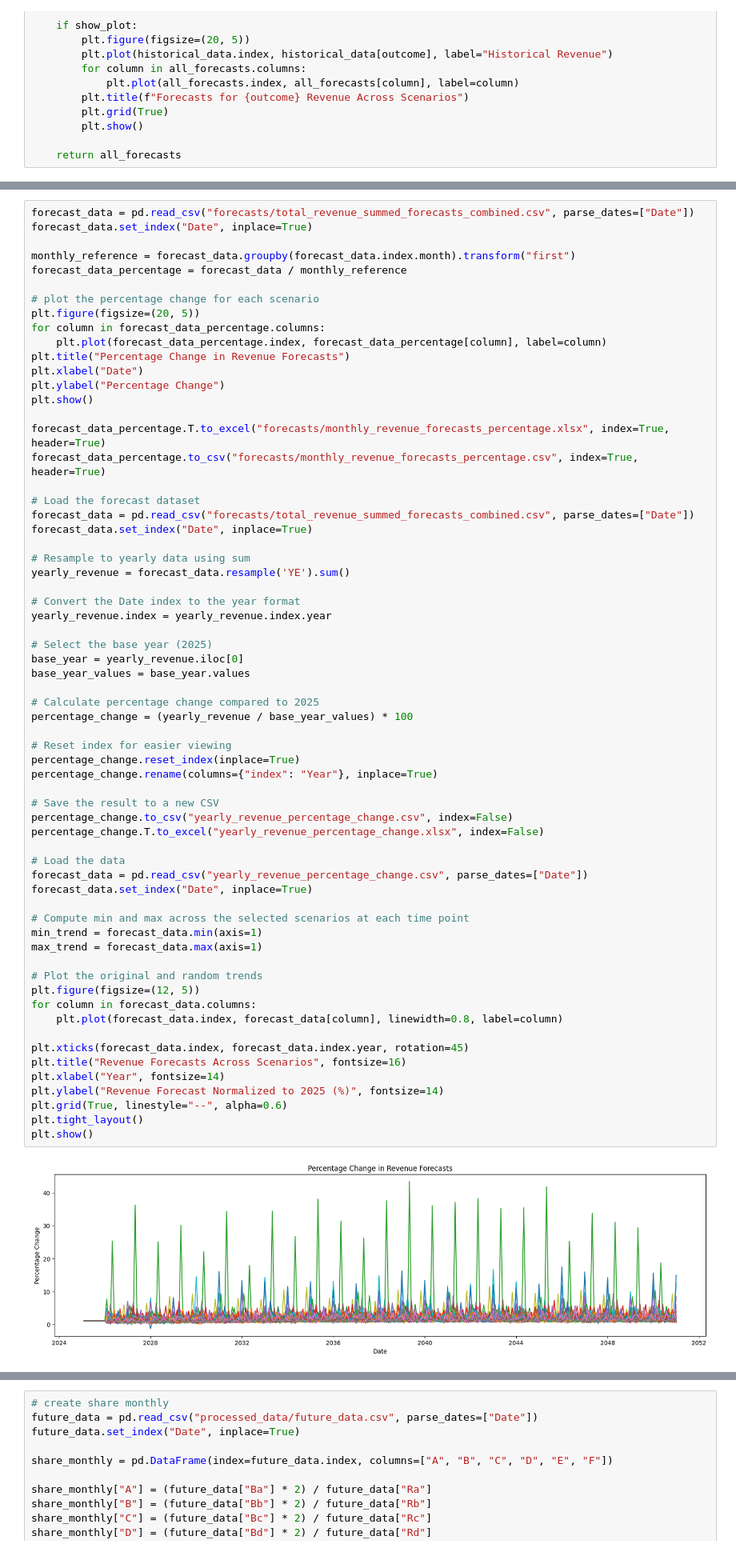
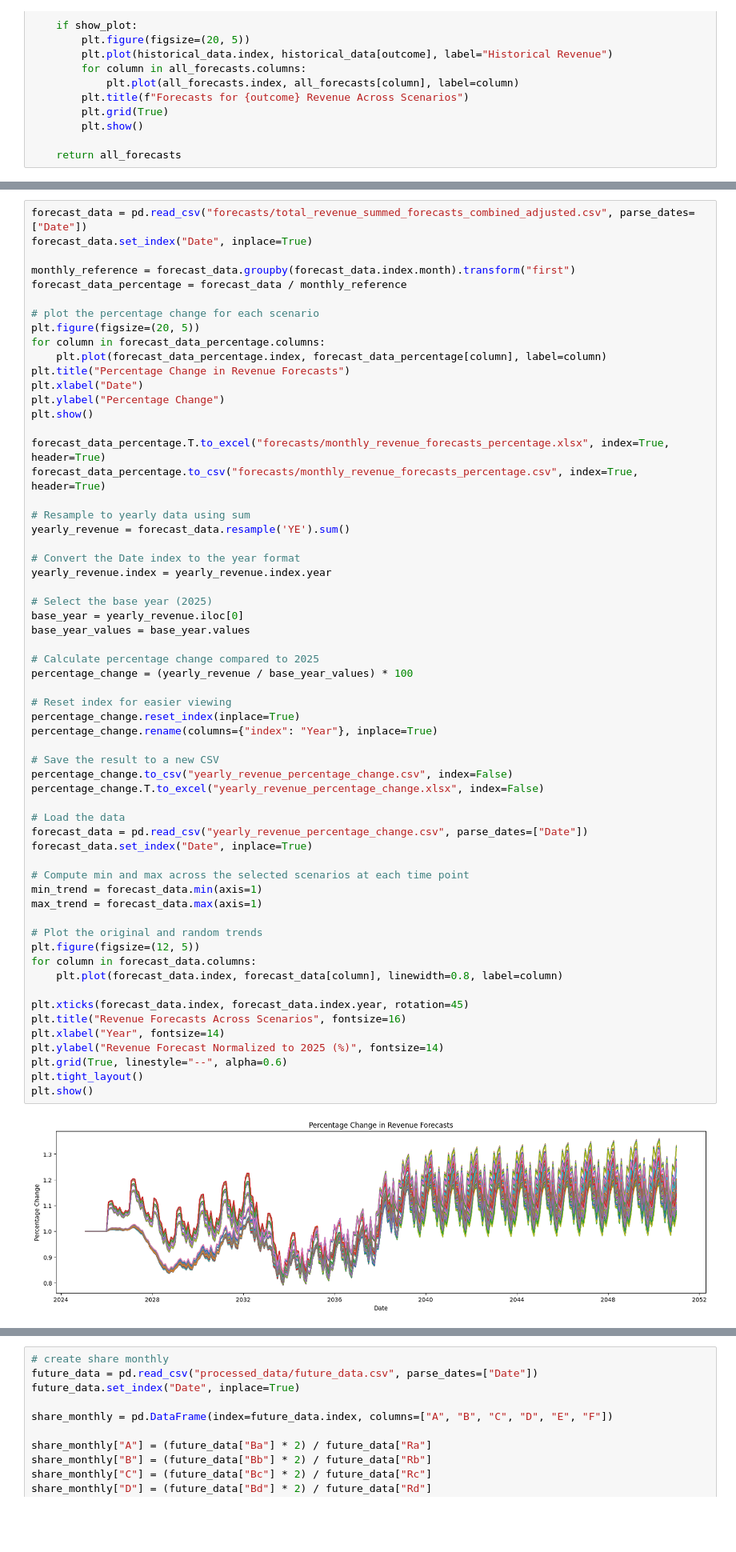
Before and after one commit to Uanra14/BESS_Revenue_Scenarios, a Jupyter notebook: Alisya's forecast.ipynb, the cells around one changed output, grey strips where cells are left out. Shown at 80% size. Drawn from its saved outputs; the diff is of its cells as text; blank space fills up the shorter version.

```diff
--- a/Alisya's forecast.ipynb
+++ b/Alisya's forecast.ipynb
@@ -205,5 +247,5 @@ total_revenue.to_csv("forecasts/total_revenue_summed_forecasts_combined.csv")
 # %%
-forecast_data = pd.read_csv("forecasts/total_revenue_summed_forecasts_combined.csv", parse_dates=["Date"])
+forecast_data = pd.read_csv("forecasts/total_revenue_summed_forecasts_combined_adjusted.csv", parse_dates=["Date"])
 forecast_data.set_index("Date", inplace=True)
 
 monthly_reference = forecast_data.groupby(forecast_data.index.month).transform("first")
@@ -220,10 +262,6 @@ plt.show()
 
 forecast_data_percentage.T.to_excel("forecasts/monthly_revenue_forecasts_percentage.xlsx", index=True, header=True)
 forecast_data_percentage.to_csv("forecasts/monthly_revenue_forecasts_percentage.csv", index=True, header=True)
-
-# Load the forecast dataset
-forecast_data = pd.read_csv("forecasts/total_revenue_summed_forecasts_combined.csv", parse_dates=["Date"])
-forecast_data.set_index("Date", inplace=True)
 
 # Resample to yearly data using sum
 yearly_revenue = forecast_data.resample('YE').sum()
@@ -240,31 +278,31 @@ percentage_change = (yearly_revenue / base_year_values) * 100
 
 # Reset index for easier viewing
 percentage_change.reset_index(inplace=True)
 percentage_change.rename(columns={"index": "Year"}, inplace=True)
 
 # Save the result to a new CSV
 percentage_change.to_csv("yearly_revenue_percentage_change.csv", index=False)
 percentage_change.T.to_excel("yearly_revenue_percentage_change.xlsx", index=False)
 
 # Load the data
 forecast_data = pd.read_csv("yearly_revenue_percentage_change.csv", parse_dates=["Date"])
 forecast_data.set_index("Date", inplace=True)
 
 # Compute min and max across the selected scenarios at each time point
 min_trend = forecast_data.min(axis=1)
 max_trend = forecast_data.max(axis=1)
 
 # Plot the original and random trends
 plt.figure(figsize=(12, 5))
 for column in forecast_data.columns:
     plt.plot(forecast_data.index, forecast_data[column], linewidth=0.8, label=column)
 
 plt.xticks(forecast_data.index, forecast_data.index.year, rotation=45)
 plt.title("Revenue Forecasts Across Scenarios", fontsize=16)
 plt.xlabel("Year", fontsize=14)
 plt.ylabel("Revenue Forecast Normalized to 2025 (%)", fontsize=14)
 plt.grid(True, linestyle="--", alpha=0.6)
 plt.tight_layout()
 plt.show()
 # %% [output]
-[figure, old version]
+[figure, new version]
```
Also changed, not shown: parts of 6 cells of this notebook, 9 other files.
